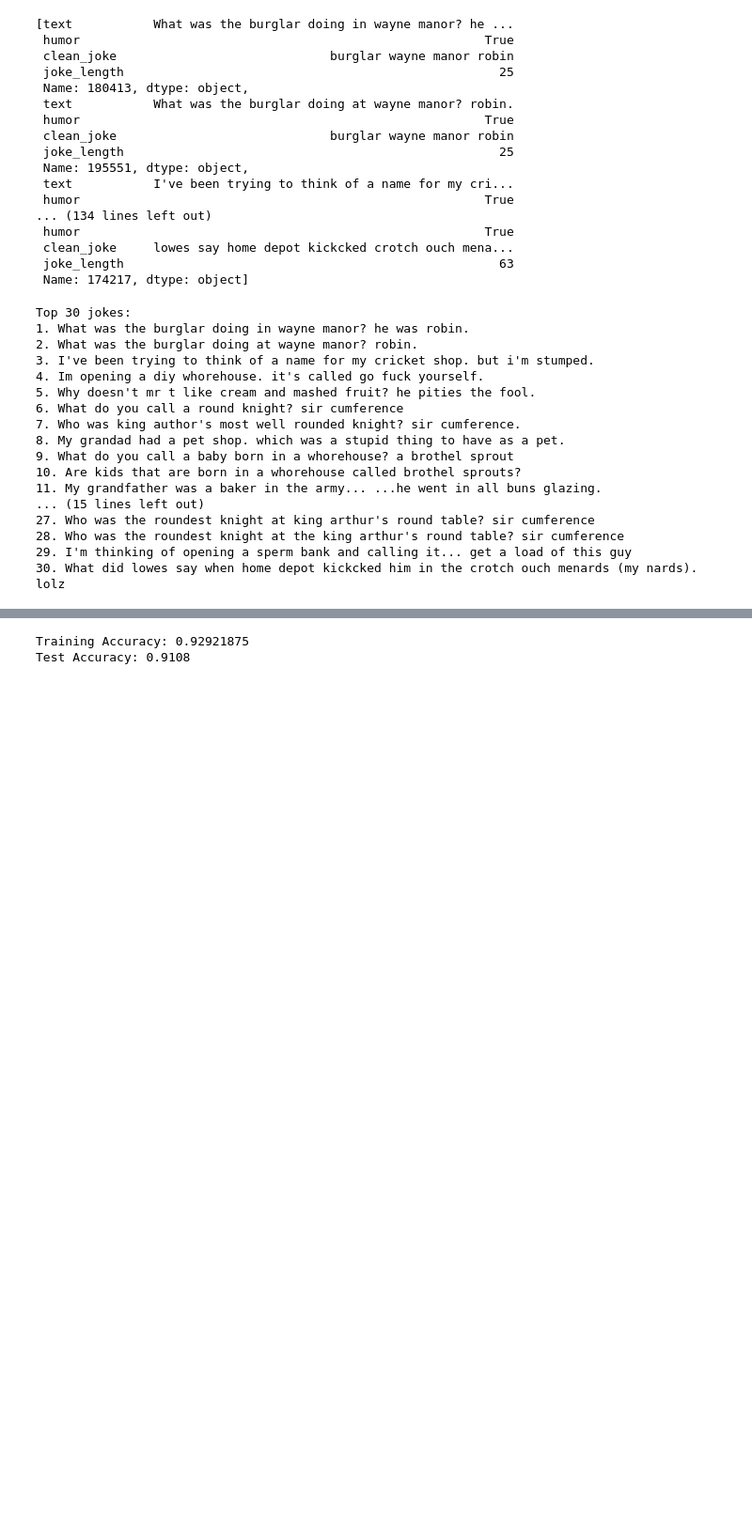
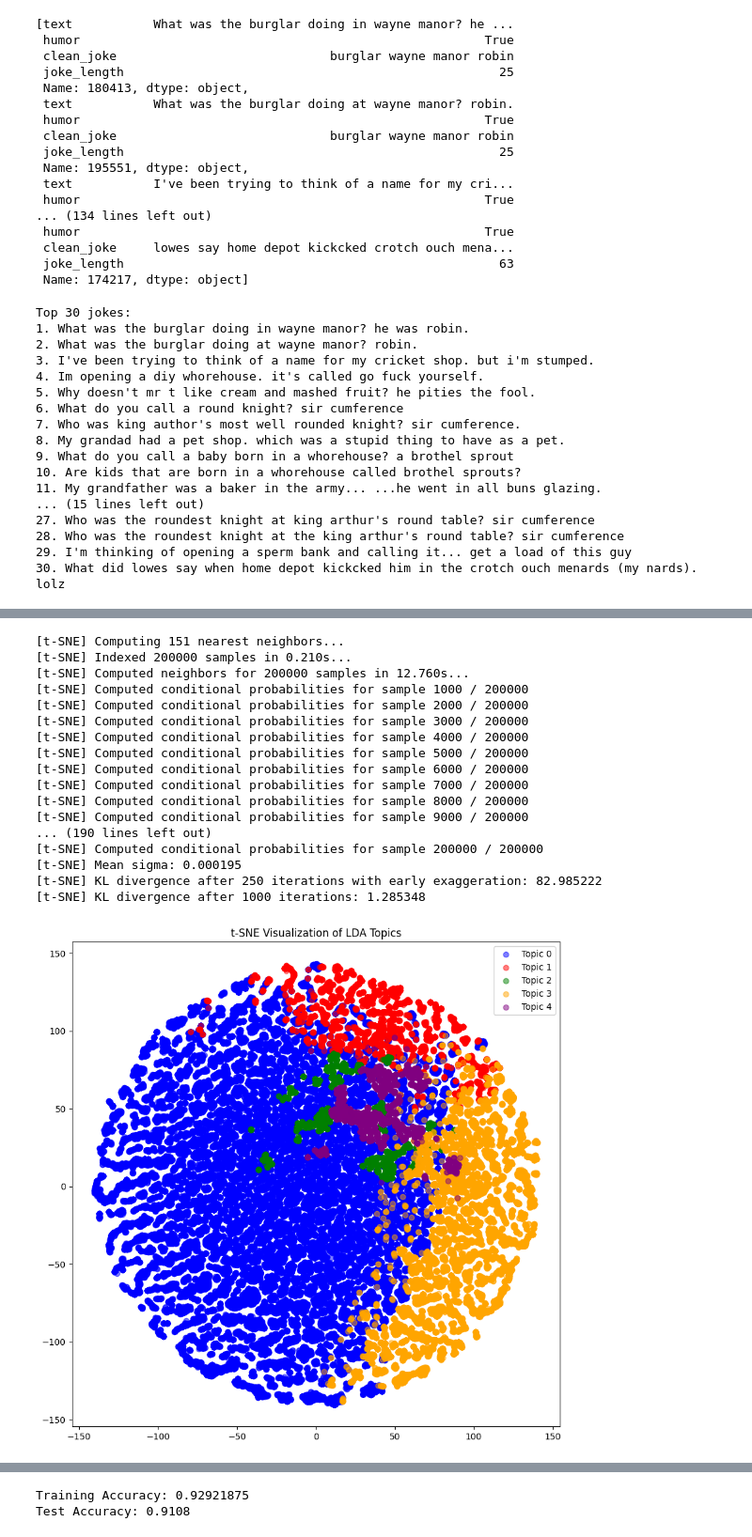
Before and after one commit to gvogt2023/Humor-Detection-Capstone, a Jupyter notebook: EDA_modeling.ipynb, the cells around one changed output, grey strips where cells are left out. Shown at 94% size. Cells and saved outputs as stored; diff of their text form; code cells hidden in the pictures; blank space fills up the shorter version.

```diff
--- a/EDA_modeling.ipynb
+++ b/EDA_modeling.ipynb
@@ -333,0 +481,41 @@ jokes_df.head()
+# %%
+import numpy as np
+import matplotlib.pyplot as plt
+from sklearn.manifold import TSNE
+
+# Get topic distributions for each document
+doc_topics = np.array([[t[1] for t in lda_model.get_document_topics(doc)] for doc in corpus])
+
+# Perform t-SNE on the topic distributions
+tsne_model = TSNE(n_components=2, verbose=1, random_state=42, n_jobs=-1, perplexity=50)
+tsne_lda = tsne_model.fit_transform(doc_topics)
+
+# Visualize the t-SNE results
+fig, ax = plt.subplots(figsize=(10, 10))
+colors = ['blue', 'red', 'green', 'orange', 'purple']
+for i in range(num_topics):
+    ax.scatter(tsne_lda[:, 0][np.where(np.argmax(doc_topics, axis=1) == i)],
+               tsne_lda[:, 1][np.where(np.argmax(doc_topics, axis=1) == i)],
+               c=colors[i], label='Topic {}'.format(i), alpha=0.5)
+ax.legend()
+ax.set_title('t-SNE Visualization of LDA Topics')
+plt.show()
+# %% [output]
+[t-SNE] Computing 151 nearest neighbors...
+[t-SNE] Indexed 200000 samples in 0.210s...
+[t-SNE] Computed neighbors for 200000 samples in 12.760s...
+[t-SNE] Computed conditional probabilities for sample 1000 / 200000
+[t-SNE] Computed conditional probabilities for sample 2000 / 200000
+[t-SNE] Computed conditional probabilities for sample 3000 / 200000
+[t-SNE] Computed conditional probabilities for sample 4000 / 200000
+[t-SNE] Computed conditional probabilities for sample 5000 / 200000
+[t-SNE] Computed conditional probabilities for sample 6000 / 200000
+[t-SNE] Computed conditional probabilities for sample 7000 / 200000
+[t-SNE] Computed conditional probabilities for sample 8000 / 200000
+[t-SNE] Computed conditional probabilities for sample 9000 / 200000
+... (190 lines left out)
+[t-SNE] Computed conditional probabilities for sample 200000 / 200000
+[t-SNE] Mean sigma: 0.000195
+[t-SNE] KL divergence after 250 iterations with early exaggeration: 82.985222
+[t-SNE] KL divergence after 1000 iterations: 1.285348
+[figure, added]
```
Also changed, not shown: parts of 68 cells of this notebook.
